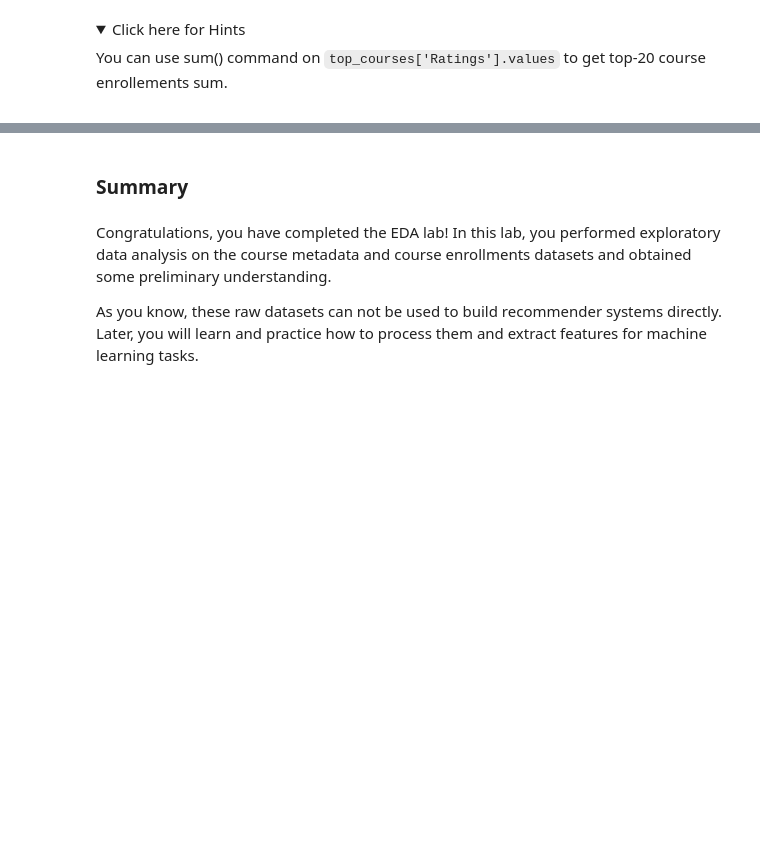
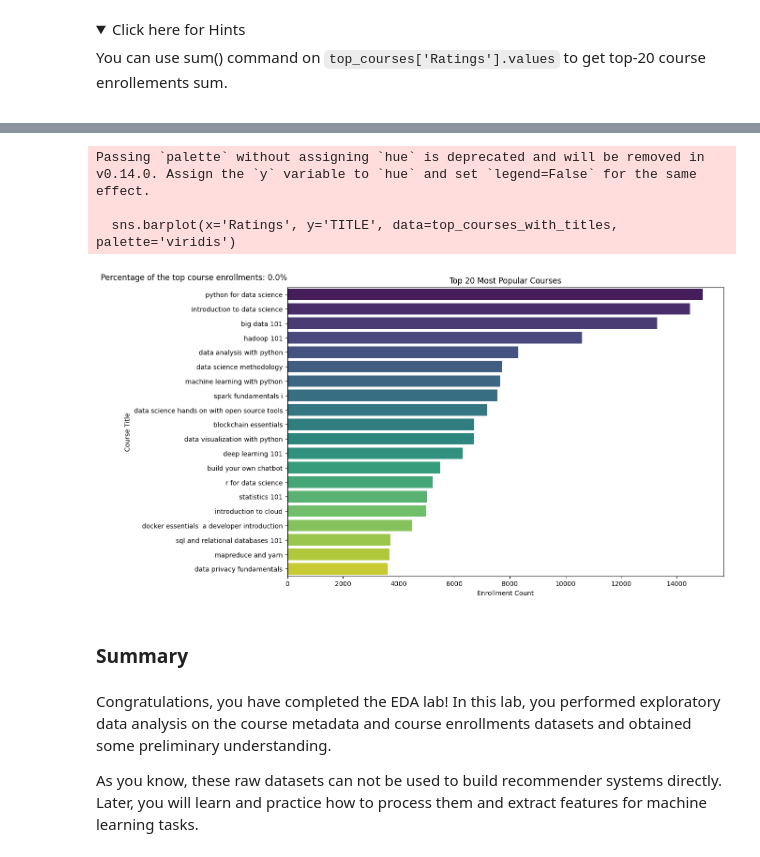
Before and after one commit to dataharis/courses-recommender-system, a Jupyter notebook: eda.ipynb, the cells around one changed output, grey strips where cells are left out. Cells and saved outputs as stored; diff of their text form; code cells hidden in the pictures; folded sections open; blank space fills up the shorter version.

```diff
--- a/eda.ipynb
+++ b/eda.ipynb
@@ -368,3 +391,11 @@ _TODO: Use Pandas groupby() and size() methods on the item column to aggregate t
+# %%
+# WRITE YOUR CODE HERE
+# Aggregate rating count for each item (course)
+course_rating_counts = ratings_df.groupby('item').size().reset_index()
+course_rating_counts.columns = ['COURSE_ID', 'Ratings']
+
+# Sort courses by rating count and get the top 20
+top_courses = course_rating_counts.sort_values(by='Ratings', ascending=False).head(20)
 # %% [markdown]
 <details>
     <summary>Click here for Hints</summary>
@@ -379,3 +408,13 @@ _TODO: Use Pandas merge() method to join the course_df (contains the course titl
+# %%
+# WRITE YOUR CODE HERE
+# Merge with course metadata to get course titles
+top_courses_with_titles = pd.merge(top_courses, course_df[['COURSE_ID', 'TITLE']], how='left', left_on='COURSE_ID', right_on='COURSE_ID')
+
+# Get the total course enrollments again
+total = ratings_df.shape[0]
+
+# Get the total enrollment count for top courses
+top = top_courses['Ratings'].sum()
 # %% [markdown]
 <details>
     <summary>Click here for Hints</summary>
@@ -407,3 +474,20 @@ print(f"Percentage of the top course enrollments {round((top * 100)/total, 2)}%"
+# %%
+import matplotlib.pyplot as plt
+import seaborn as sns
+
+# Plot the top-20 most popular courses
+plt.figure(figsize=(12, 8))
+sns.barplot(x='Ratings', y='TITLE', data=top_courses_with_titles, palette='viridis')
+plt.xlabel('Enrollment Count')
+plt.ylabel('Course Title')
+plt.title('Top 20 Most Popular Courses')
+plt.text(0, -1, f"Percentage of the top course enrollments: {percentage_top_courses}%", fontsize=12, ha='right')
+plt.show()
+# %% [output]
+Passing `palette` without assigning `hue` is deprecated and will be removed in v0.14.0. Assign the `y` variable to `hue` and set `legend=False` for the same effect.
+
+  sns.barplot(x='Ratings', y='TITLE', data=top_courses_with_titles, palette='viridis')
+[figure, added]
 # %% [markdown]
 ### Summary
 # %% [markdown]
```
Also changed, not shown: parts of 43 cells of this notebook, 1 other file.
